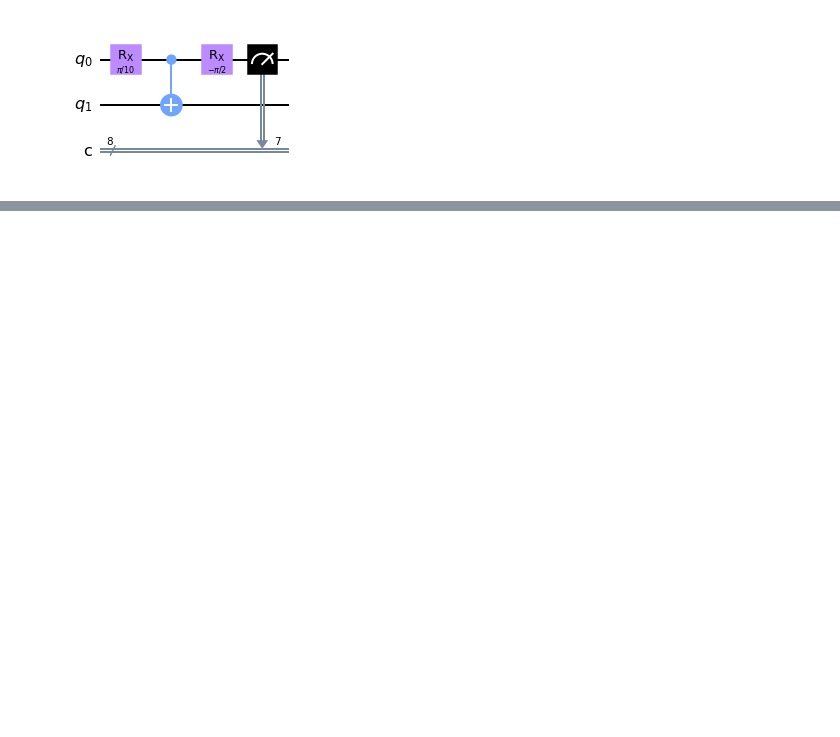
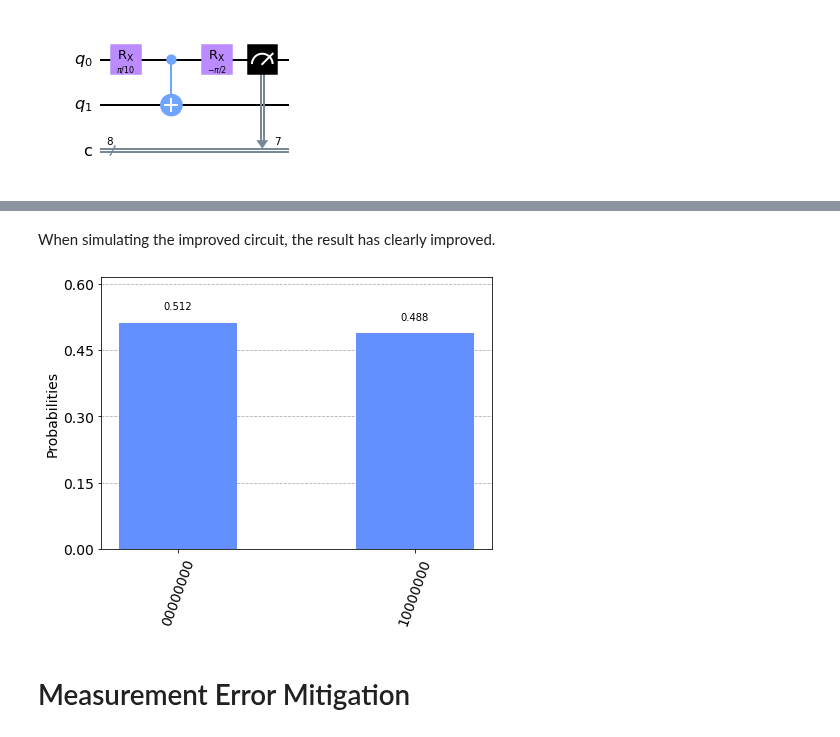
Before and after one commit to FreddyTF/QuantumBiscuit, a Jupyter notebook: Experiment-Description.ipynb, the cells around one changed output, grey strips where cells are left out. Saved outputs shown, nothing was run; the diff lists cells and outputs as text; code cells hidden in the pictures; blank space fills up the shorter version.

```diff
--- a/Experiment-Description.ipynb
+++ b/Experiment-Description.ipynb
@@ -363,0 +471,16 @@ The here used techniques are:
+# %% [markdown]
+When simulating the improved circuit, the result has clearly improved.
+# %%
+# Running the basic bomb tester circuit
+simulator = QasmSimulator()
+
+job = simulator.run(circuit, shotz)
+result = job.result()
+counts = result.get_counts(circuit)
+
+
+plot_histogram(counts)
+# %% [output]
+[figure, added]
+# %% [markdown]
+# Measurement Error Mitigation
```
Also changed, not shown: parts of 21 cells of this notebook.
